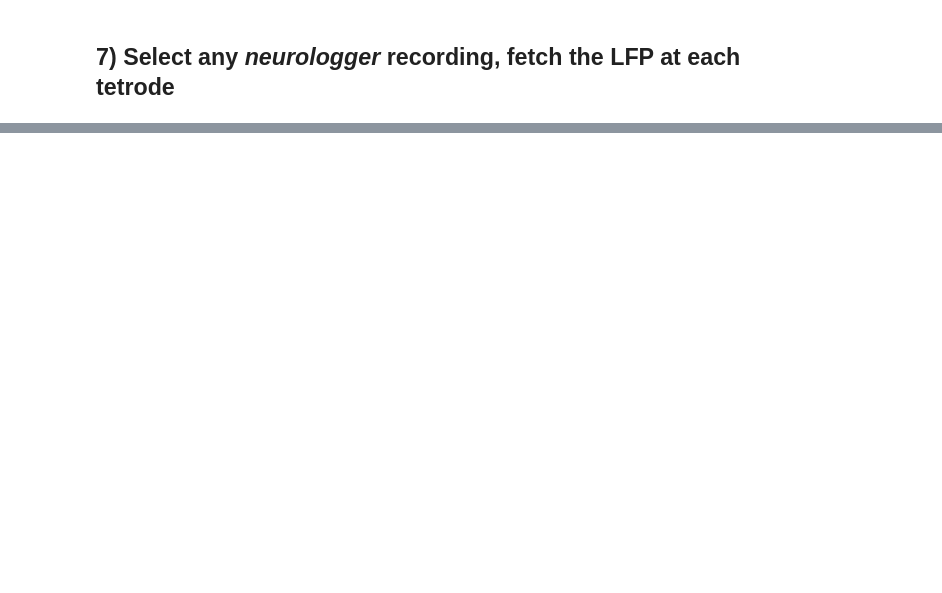
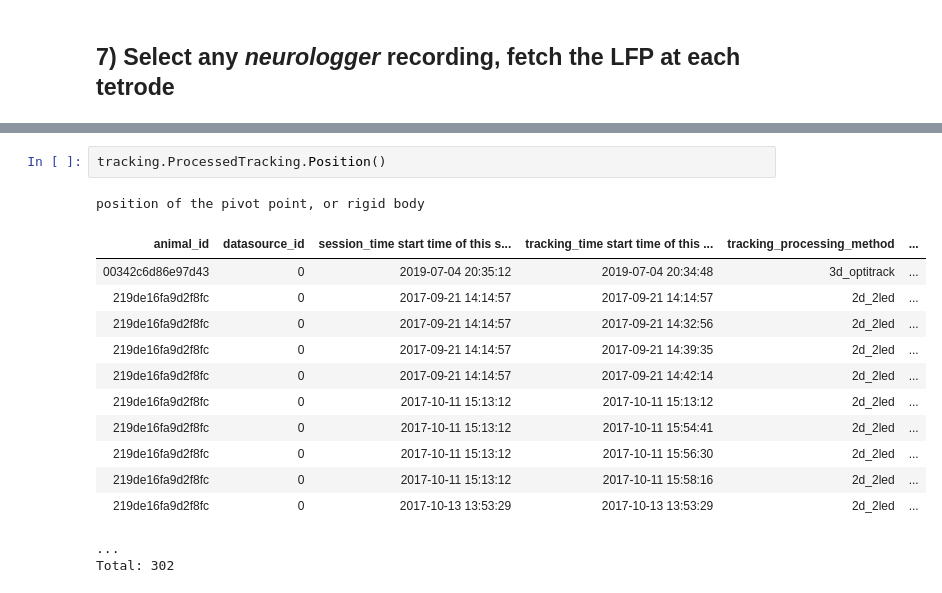
Before and after one commit to kavli-ntnu/dj-docs, a Jupyter notebook: notebooks/Sep2019 Workshop/Day 1 - Exercise.ipynb, the cells around one changed output, grey strips where cells are left out. Saved outputs shown, nothing was run; the diff lists cells and outputs as text; blank space fills up the shorter version.

```diff
--- a/notebooks/Sep2019 Workshop/Day 1 - Exercise.ipynb
+++ b/notebooks/Sep2019 Workshop/Day 1 - Exercise.ipynb
@@ -154,0 +355,17 @@ for cluster_type in cluster_types:
+# %%
+tracking.ProcessedTracking.Position()
+# %% [output]
+position of the pivot point, or rigid body
+| animal_id | datasource_id | session_time start time of this s... | tracking_time start time of this ... | tracking_processing_method | ... |
+| 00342c6d86e97d43 | 0 | 2019-07-04 20:35:12 | 2019-07-04 20:34:48 | 3d_optitrack | ... |
+| 219de16fa9d2f8fc | 0 | 2017-09-21 14:14:57 | 2017-09-21 14:14:57 | 2d_2led | ... |
+| 219de16fa9d2f8fc | 0 | 2017-09-21 14:14:57 | 2017-09-21 14:32:56 | 2d_2led | ... |
+| 219de16fa9d2f8fc | 0 | 2017-09-21 14:14:57 | 2017-09-21 14:39:35 | 2d_2led | ... |
+| 219de16fa9d2f8fc | 0 | 2017-09-21 14:14:57 | 2017-09-21 14:42:14 | 2d_2led | ... |
+| 219de16fa9d2f8fc | 0 | 2017-10-11 15:13:12 | 2017-10-11 15:13:12 | 2d_2led | ... |
+| 219de16fa9d2f8fc | 0 | 2017-10-11 15:13:12 | 2017-10-11 15:54:41 | 2d_2led | ... |
+| 219de16fa9d2f8fc | 0 | 2017-10-11 15:13:12 | 2017-10-11 15:56:30 | 2d_2led | ... |
+| 219de16fa9d2f8fc | 0 | 2017-10-11 15:13:12 | 2017-10-11 15:58:16 | 2d_2led | ... |
+| 219de16fa9d2f8fc | 0 | 2017-10-13 13:53:29 | 2017-10-13 13:53:29 | 2d_2led | ... |
+...
+Total: 302
```
Also changed, not shown: parts of 116 cells of this notebook, 1 other file.
